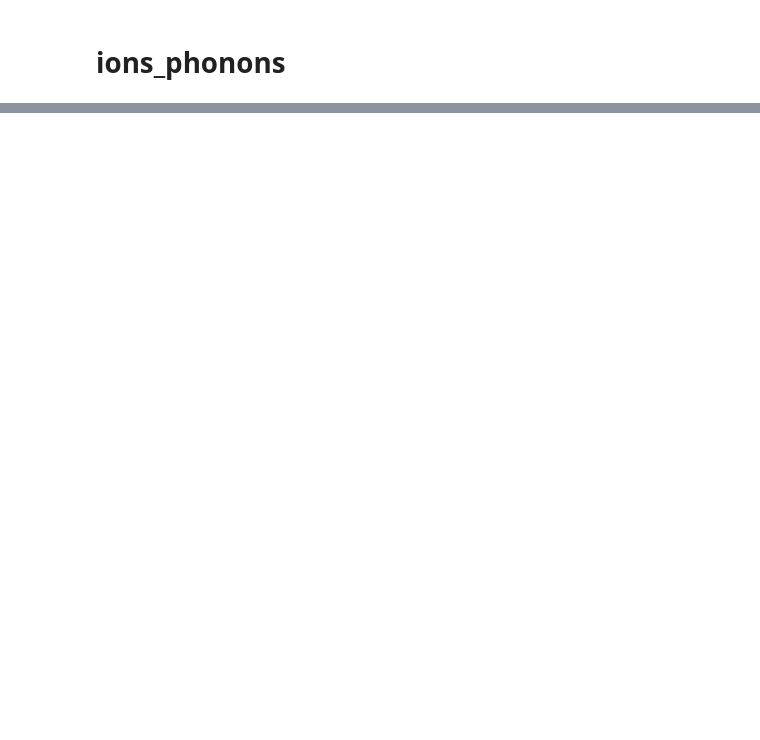
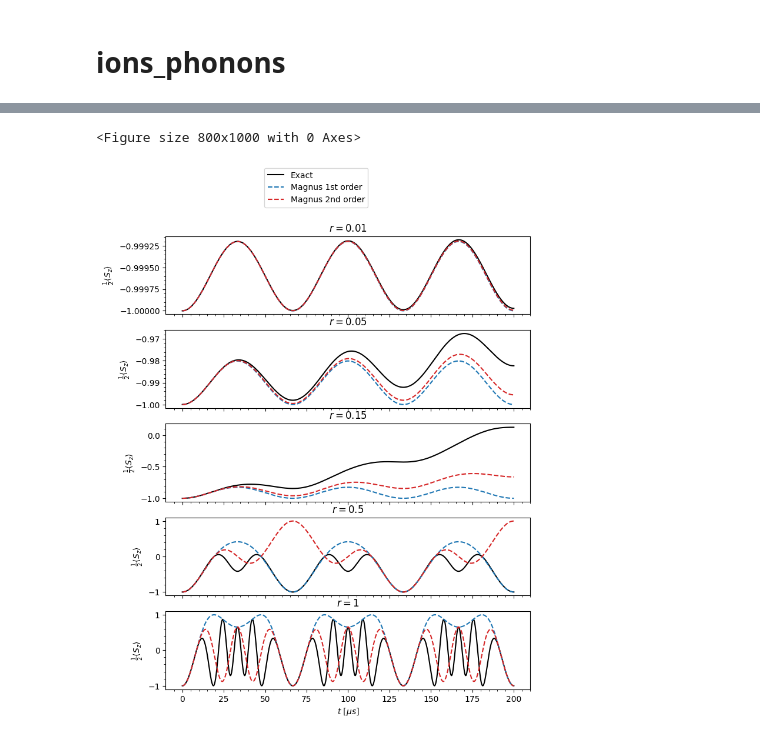
Before and after one commit to diegoscantam/perturbations, a Jupyter notebook: simulation.ipynb, the cells around one changed output, grey strips where cells are left out. Cells and saved outputs as stored; diff of their text form; code cells hidden in the pictures; blank space fills up the shorter version.

Commit message:
Magnus expansions

```diff
--- a/simulation.ipynb
+++ b/simulation.ipynb
@@ -145,0 +123,65 @@ plt.show()
+# %%
+
+freq_ratio = [0.01, 0.05, 0.15, 0.5, 1]
+
+# Dyson first order
+def D1(t_final, freq_ratio):
+    D1 = np.zeros(shape=(8,8), dtype = complex)
+    for kk in range(0,len(state)):
+        for jj in range(0 ,len(state)):
+            integrand = lambda t : H_1(t, freq_ratio)[kk][jj]
+            result, error = spi.quad(integrand, 0., t_final, complex_func = True)
+            D1[kk][jj] = -1j*result
+    return D1
+
+# First magnus coefficient
+def M1(t, freq_ratio):
+        return -2*freq_ratio*np.sin(0.5*delta*t)*np.kron(S_x(), \
+        np.exp(0.5j*delta*t)*a - np.exp(-0.5j*delta*t)*a_dagger)
+# Second magnus coefficient
+def M2(t, freq_ratio):
+        return -1j*(freq_ratio**2)*delta*(t - np.sin(delta*t)/delta)*np.kron( np.kron(sgm_x, sgm_x), id_2)
+
+
+# Plot of mean <sgm_z>
+cmap = plt.get_cmap('tab20')
+w = 8
+h = 10
+fig = plt.figure(figsize=(w,h))
+fig, axs = plt.subplots(len(freq_ratio), figsize= (w,h),sharex= True)
+
+# Mean Z values
+I = np.kron(np.kron(id_2,id_2),id_2)
+for jj in range(0, len(freq_ratio)):
+    mean_z = []
+    mean_z1 = []
+    mean_z2 = []
+    mean_z1d = []
+    for kk in np.arange(0, int(t_steps)+1, 1):
+        state = U(t[kk], freq_ratio[jj]) @ gs
+        state1 = linalg.expm(M1(t[kk], freq_ratio[jj])) @ gs
+        state2 = linalg.expm(M1(t[kk], freq_ratio[jj]) + M2(t[kk], freq_ratio[jj])) @ gs
+        #state1d = (I + D1(t[kk], freq_ratio[jj])) @ gs
+        mean_z.append(0.5*expectation_z1(state) + 0.5*expectation_z2(state))
+        mean_z1.append(0.5*expectation_z1(state1) + 0.5*expectation_z2(state1))
+        mean_z2.append(0.5*expectation_z1(state2) + 0.5*expectation_z2(state2))
+        #mean_z1d.append(0.5*expectation_z1(state1d) + 0.5*expectation_z2(state1d))
+
+    axs[jj].plot(t, mean_z, color = 'k', label = 'Exact')
+    axs[jj].plot(t, mean_z1,  color = cmap(0), linestyle = 'dashed',label = 'Magnus 1st order')
+    axs[jj].plot(t, mean_z2,  color = cmap(6), linestyle = 'dashed',label = 'Magnus 2nd order')
+    #axs[jj].plot(t, mean_z1d,  color = cmap(6), linestyle = 'dashed',label = 'Dyson 1st order')
+    axs[jj].minorticks_on()
+    axs[jj].set_title('$r=$' + str(freq_ratio[jj]))
+
+for ax in axs.flat:
+    ax.set(xlabel='$t$ [$\mu s$]', ylabel='$\\frac{1}{2}\langle S_z\\rangle$')
+for ax in axs.flat:
+    ax.label_outer()
+
+handles, labels = ax.get_legend_handles_labels()
+fig.legend(handles, labels, loc='upper center')
+plt.show()
+# %% [output]
+<Figure size 800x1000 with 0 Axes>
+[figure, added]
```
Also changed, not shown: parts of 5 cells of this notebook.
